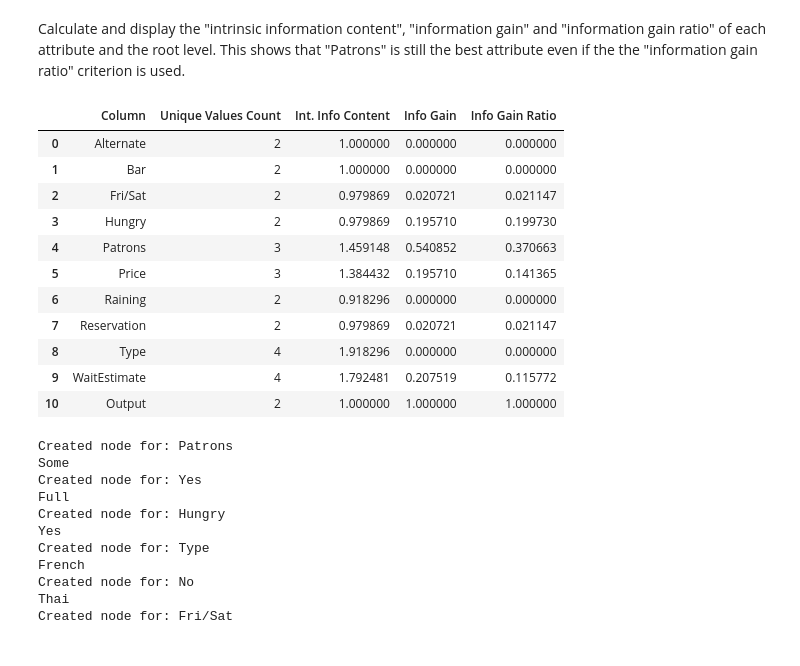
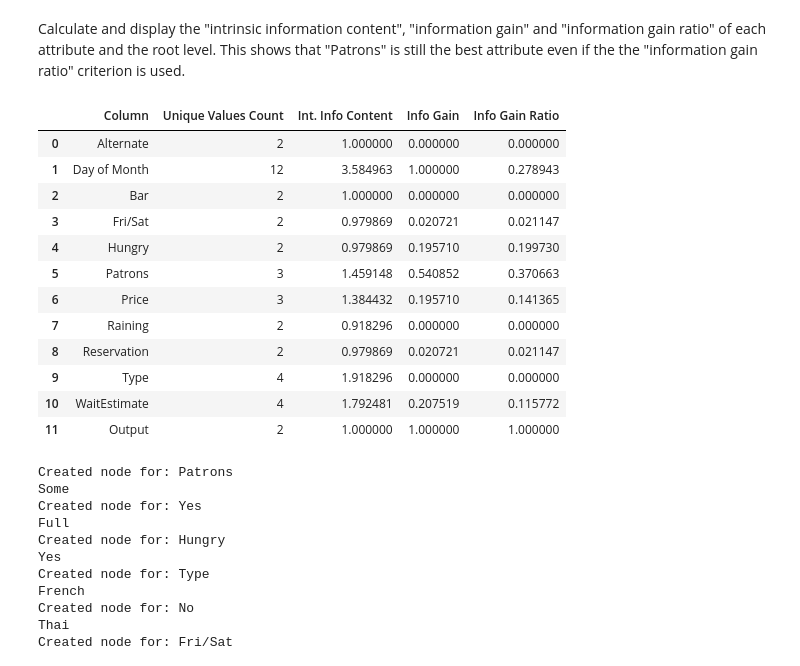
Before and after one commit to awaldis/ai-notes, a Jupyter notebook: restaurant_decision_tree.ipynb, the cells around one changed output. Drawn from its saved outputs; the diff is of its cells as text; code cells hidden in the pictures.

Commit message:
Add irrelevant attribute to show that "Information Gain Ratio" will identify it as irrelevant.

```diff
--- a/restaurant_decision_tree.ipynb
+++ b/restaurant_decision_tree.ipynb
@@ -307,0 +310,4 @@ def learn_decision_tree(examples, attributes, parent_examples, branch_name):
+# %%
+df_copy = df.copy(deep=True)
+df_copy.insert(1,'Day of Month', ['1','2','3','4','5','6','7','8','9','10','11','12'])
+display(df_copy)
@@ -310,38 +330,39 @@ Calculate and display the "intrinsic information content", "information gain" an
 # %%
 # Initialize a dictionary to store the results
 results = {'Column': [], 'Unique Values Count': [], 'Int. Info Content': [], 'Info Gain': [], 'Info Gain Ratio': []}
 
-for column in df:
-    unique_count = df[column].nunique()
-    intrinsic_info_content = info_entropy(df[column].value_counts().tolist())
+for column in df_copy:
+    unique_count = df_copy[column].nunique()
+    intrinsic_info_content = info_entropy(df_copy[column].value_counts().tolist())
     results['Column'].append(column)
     results['Unique Values Count'].append(unique_count)
     results['Int. Info Content'].append(intrinsic_info_content)
 
-    info_gain =  1 - remaining_entropy(df.groupby(column), len(df))
+    info_gain =  1 - remaining_entropy(df_copy.groupby(column), len(df_copy))
     results['Info Gain'].append(info_gain)
 
     info_gain_ratio = info_gain / intrinsic_info_content
     results['Info Gain Ratio'].append(info_gain_ratio)
 
 
 # Convert the dictionary to a DataFrame in order to print a pretty table.
 result_df = pd.DataFrame(results)
 
 result_df
 # %% [output]
 |  | Column | Unique Values Count | Int. Info Content | Info Gain | Info Gain Ratio |
 | 0 | Alternate | 2 | 1.000000 | 0.000000 | 0.000000 |
-| 1 | Bar | 2 | 1.000000 | 0.000000 | 0.000000 |
-| 2 | Fri/Sat | 2 | 0.979869 | 0.020721 | 0.021147 |
-| 3 | Hungry | 2 | 0.979869 | 0.195710 | 0.199730 |
-| 4 | Patrons | 3 | 1.459148 | 0.540852 | 0.370663 |
-| 5 | Price | 3 | 1.384432 | 0.195710 | 0.141365 |
-| 6 | Raining | 2 | 0.918296 | 0.000000 | 0.000000 |
-| 7 | Reservation | 2 | 0.979869 | 0.020721 | 0.021147 |
-| 8 | Type | 4 | 1.918296 | 0.000000 | 0.000000 |
-| 9 | WaitEstimate | 4 | 1.792481 | 0.207519 | 0.115772 |
-| 10 | Output | 2 | 1.000000 | 1.000000 | 1.000000 |
+| 1 | Day of Month | 12 | 3.584963 | 1.000000 | 0.278943 |
+| 2 | Bar | 2 | 1.000000 | 0.000000 | 0.000000 |
+| 3 | Fri/Sat | 2 | 0.979869 | 0.020721 | 0.021147 |
+| 4 | Hungry | 2 | 0.979869 | 0.195710 | 0.199730 |
+| 5 | Patrons | 3 | 1.459148 | 0.540852 | 0.370663 |
+| 6 | Price | 3 | 1.384432 | 0.195710 | 0.141365 |
+| 7 | Raining | 2 | 0.918296 | 0.000000 | 0.000000 |
+| 8 | Reservation | 2 | 0.979869 | 0.020721 | 0.021147 |
+| 9 | Type | 4 | 1.918296 | 0.000000 | 0.000000 |
+| 10 | WaitEstimate | 4 | 1.792481 | 0.207519 | 0.115772 |
+| 11 | Output | 2 | 1.000000 | 1.000000 | 1.000000 |
 # %%
 attributes = {col: df[col].unique().tolist() for col in df.columns}
 del attributes["Output"]
```
Also changed, not shown: parts of 3 cells of this notebook.
